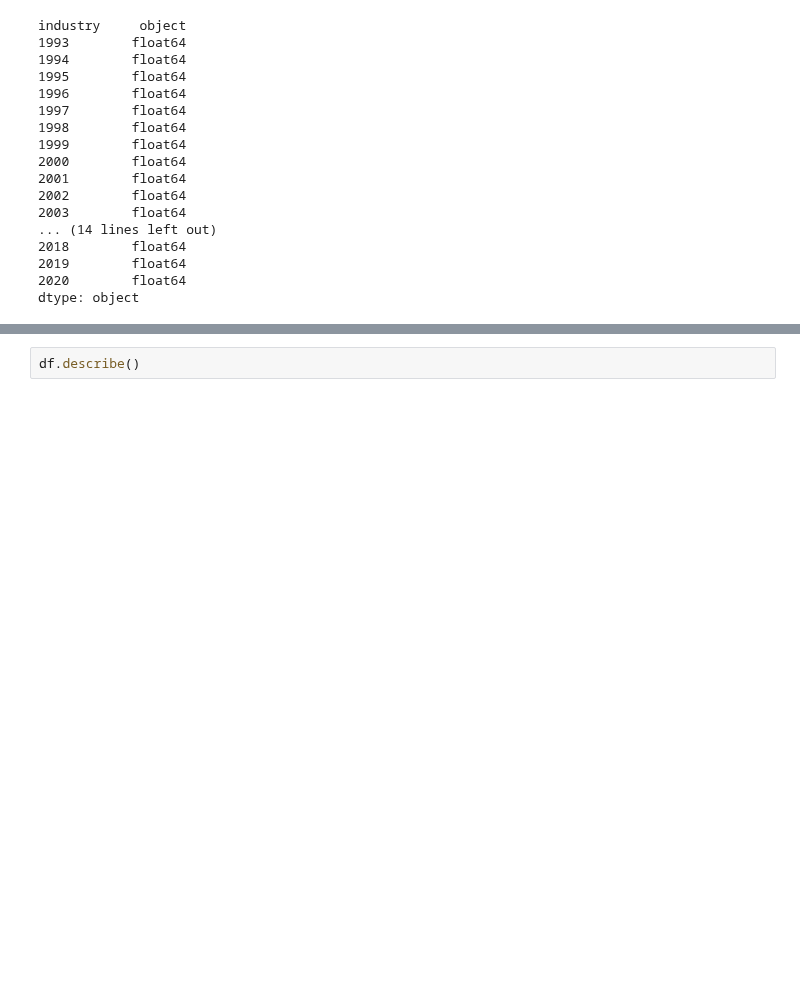
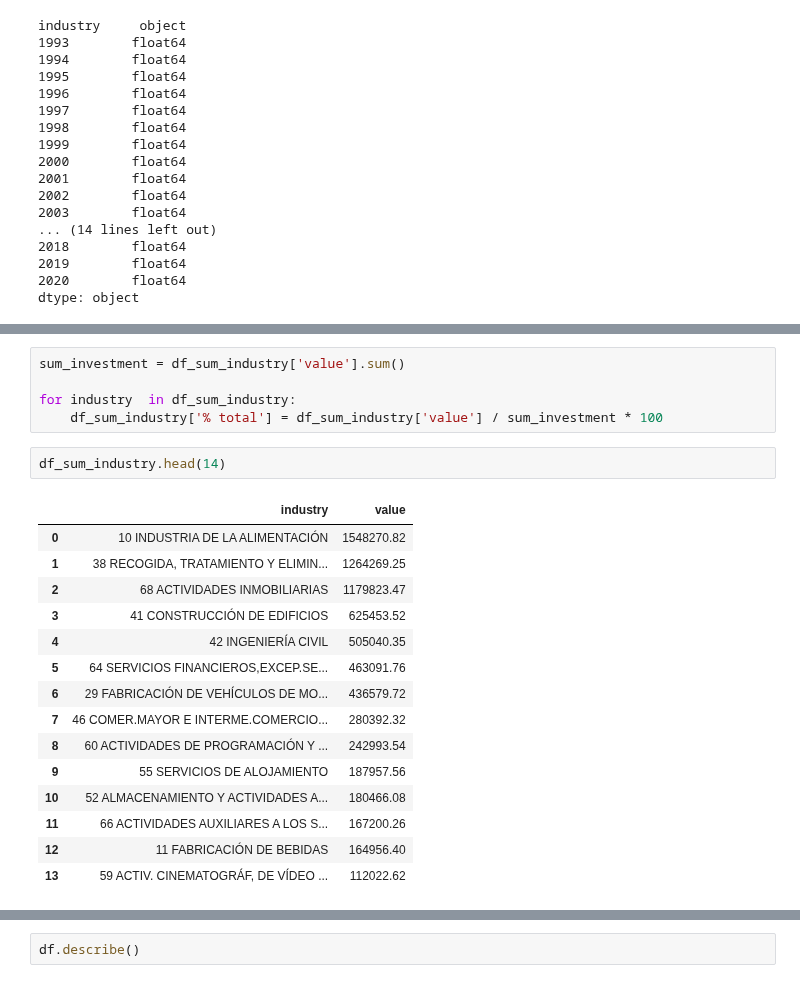
Before and after one commit to Afri-cola/Kschool-TFM, a Jupyter notebook: Inversion ES.ipynb, the cells around one changed output, grey strips where cells are left out. Saved outputs shown, nothing was run; the diff lists cells and outputs as text; blank space fills up the shorter version.

```diff
--- a/Inversion ES.ipynb
+++ b/Inversion ES.ipynb
@@ -61,0 +97,23 @@ dtype: object
+# %%
+sum_investment = df_sum_industry['value'].sum()
+
+for industry  in df_sum_industry:
+    df_sum_industry['% total'] = df_sum_industry['value'] / sum_investment * 100
+# %%
+df_sum_industry.head(14)
+# %% [output]
+|  | industry | value |
+| 0 | 10 INDUSTRIA DE LA ALIMENTACIÓN | 1548270.82 |
+| 1 | 38 RECOGIDA, TRATAMIENTO Y ELIMIN... | 1264269.25 |
+| 2 | 68 ACTIVIDADES INMOBILIARIAS | 1179823.47 |
+| 3 | 41 CONSTRUCCIÓN DE EDIFICIOS | 625453.52 |
+| 4 | 42 INGENIERÍA CIVIL | 505040.35 |
+| 5 | 64 SERVICIOS FINANCIEROS,EXCEP.SE... | 463091.76 |
+| 6 | 29 FABRICACIÓN DE VEHÍCULOS DE MO... | 436579.72 |
+| 7 | 46 COMER.MAYOR E INTERME.COMERCIO... | 280392.32 |
+| 8 | 60 ACTIVIDADES DE PROGRAMACIÓN Y ... | 242993.54 |
+| 9 | 55 SERVICIOS DE ALOJAMIENTO | 187957.56 |
+| 10 | 52 ALMACENAMIENTO Y ACTIVIDADES A... | 180466.08 |
+| 11 | 66 ACTIVIDADES AUXILIARES A LOS S... | 167200.26 |
+| 12 | 11 FABRICACIÓN DE BEBIDAS | 164956.40 |
+| 13 | 59 ACTIV. CINEMATOGRÁF, DE VÍDEO ... | 112022.62 |
```
Also changed, not shown: parts of 17 cells of this notebook.
